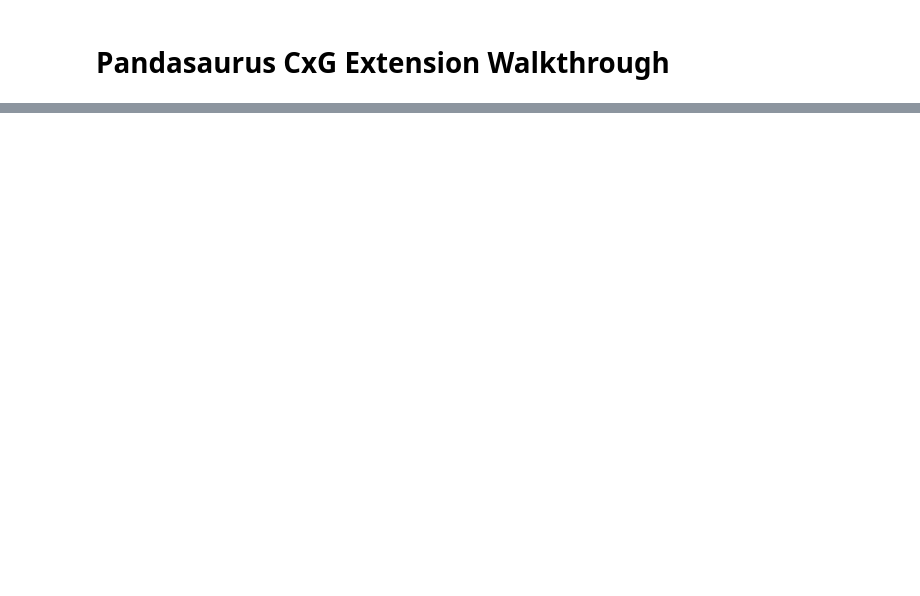
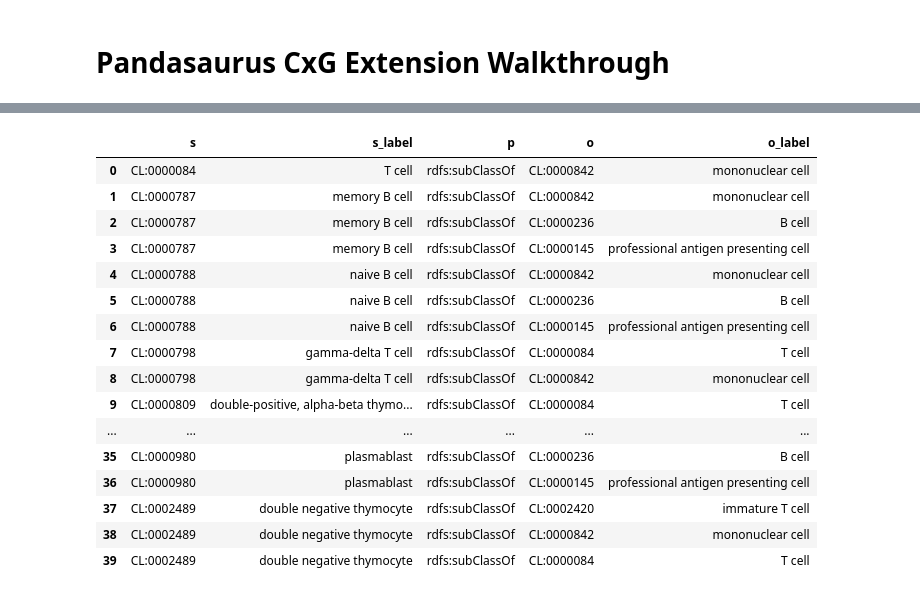
Before and after one commit to INCATools/pandasaurus_cxg, a Jupyter notebook: walkthrough.ipynb, the cells around one changed output, grey strips where cells are left out. Cells and saved outputs as stored; diff of their text form; code cells hidden in the pictures; blank space fills up the shorter version.

```diff
--- a/walkthrough.ipynb
+++ b/walkthrough.ipynb
@@ -38,0 +22,3 @@ ModuleNotFoundError: No module named 'src'
+# %%
+# Using Time-resolved Systems Immunology Reveals a Late Juncture Linked to Fatal COVID-19: Adaptive Cells dataset
+ade = AnndataEnricher("test/data/test_covid.h5ad")
@@ -38,0 +60,4 @@ ModuleNotFoundError: No module named 'src'
+# %%
+import pandas as pd
+
+pd.set_option('display.max_rows', None)
@@ -38,0 +88,20 @@ ModuleNotFoundError: No module named 'src'
+# %%
+ade.minimal_slim_enrichment(["blood_and_immune_upper_slim"])
+# %% [output]
+|  | s | s_label | p | o | o_label |
+| 0 | CL:0000084 | T cell | rdfs:subClassOf | CL:0000842 | mononuclear cell |
+| 1 | CL:0000787 | memory B cell | rdfs:subClassOf | CL:0000842 | mononuclear cell |
+| 2 | CL:0000787 | memory B cell | rdfs:subClassOf | CL:0000236 | B cell |
+| 3 | CL:0000787 | memory B cell | rdfs:subClassOf | CL:0000145 | professional antigen presenting cell |
+| 4 | CL:0000788 | naive B cell | rdfs:subClassOf | CL:0000842 | mononuclear cell |
+| 5 | CL:0000788 | naive B cell | rdfs:subClassOf | CL:0000236 | B cell |
+| 6 | CL:0000788 | naive B cell | rdfs:subClassOf | CL:0000145 | professional antigen presenting cell |
+| 7 | CL:0000798 | gamma-delta T cell | rdfs:subClassOf | CL:0000084 | T cell |
+| 8 | CL:0000798 | gamma-delta T cell | rdfs:subClassOf | CL:0000842 | mononuclear cell |
+| 9 | CL:0000809 | double-positive, alpha-beta thymo... | rdfs:subClassOf | CL:0000084 | T cell |
+| ... | ... | ... | ... | ... | ... |
+| 35 | CL:0000980 | plasmablast | rdfs:subClassOf | CL:0000236 | B cell |
+| 36 | CL:0000980 | plasmablast | rdfs:subClassOf | CL:0000145 | professional antigen presenting cell |
+| 37 | CL:0002489 | double negative thymocyte | rdfs:subClassOf | CL:0002420 | immature T cell |
+| 38 | CL:0002489 | double negative thymocyte | rdfs:subClassOf | CL:0000842 | mononuclear cell |
+| 39 | CL:0002489 | double negative thymocyte | rdfs:subClassOf | CL:0000084 | T cell |
```
Also changed, not shown: parts of 32 cells of this notebook, 2 other files.
